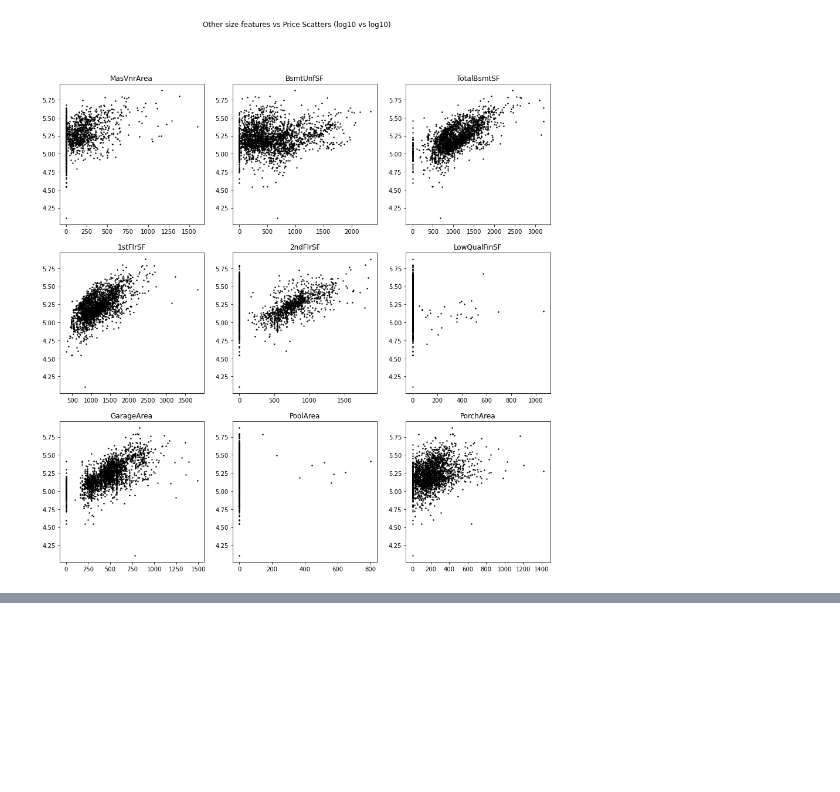
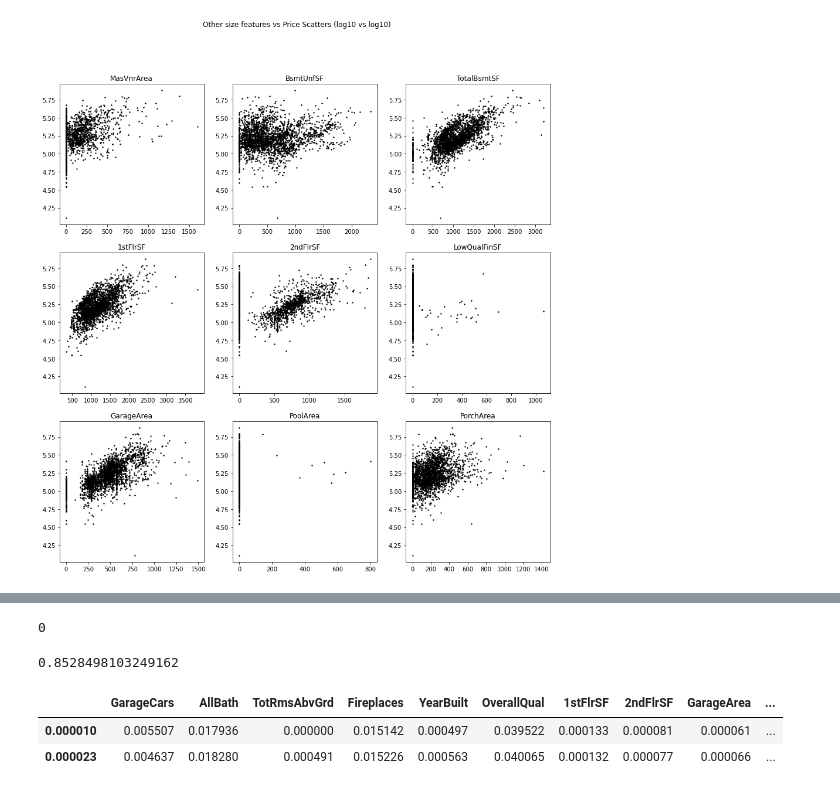
Before and after one commit to dnie44/nycdatascience_ML_project, a Jupyter notebook: daniel/4_All_Useful_Feats.ipynb, the cells around one changed output, grey strips where cells are left out. Drawn from its saved outputs; the diff is of its cells as text; code cells hidden in the pictures; blank space fills up the shorter version.

```diff
--- a/daniel/All_Useful_Feats.ipynb
+++ b/daniel/4_All_Useful_Feats.ipynb
@@ -202,0 +223,6 @@ for idx, COL in enumerate(size_related.drop(['GrLivArea','LotArea'],axis=1).colu
+# %%
+X_dum.isna().sum(axis=0).sum()
+# %% [output]
+0
+# %%
+X_train, X_test, y_train, y_test = train_test_split(X_dum, y, test_size=0.25)
@@ -202,0 +231,5 @@ for idx, COL in enumerate(size_related.drop(['GrLivArea','LotArea'],axis=1).colu
+# %%
+lasso.fit(X_train, y_train)
+lasso.score(X_test, y_test)
+# %% [output]
+0.8528498103249162
@@ -202,0 +249,8 @@ for idx, COL in enumerate(size_related.drop(['GrLivArea','LotArea'],axis=1).colu
+# %%
+coefs_lasso = pd.DataFrame(coefs_lasso, index = alphas, columns = X_train.columns)
+R2_lasso = pd.DataFrame({'train': R2_train,'test':R2_test}, index = alphas)
+coefs_lasso.head(2)
+# %% [output]
+|  | GarageCars | AllBath | TotRmsAbvGrd | Fireplaces | YearBuilt | OverallQual | 1stFlrSF | 2ndFlrSF | GarageArea | ... |
+| 0.000010 | 0.005507 | 0.017936 | 0.000000 | 0.015142 | 0.000497 | 0.039522 | 0.000133 | 0.000081 | 0.000061 | ... |
+| 0.000023 | 0.004637 | 0.018280 | 0.000491 | 0.015226 | 0.000563 | 0.040065 | 0.000132 | 0.000077 | 0.000066 | ... |
```
Also changed, not shown: parts of 26 cells of this notebook.
